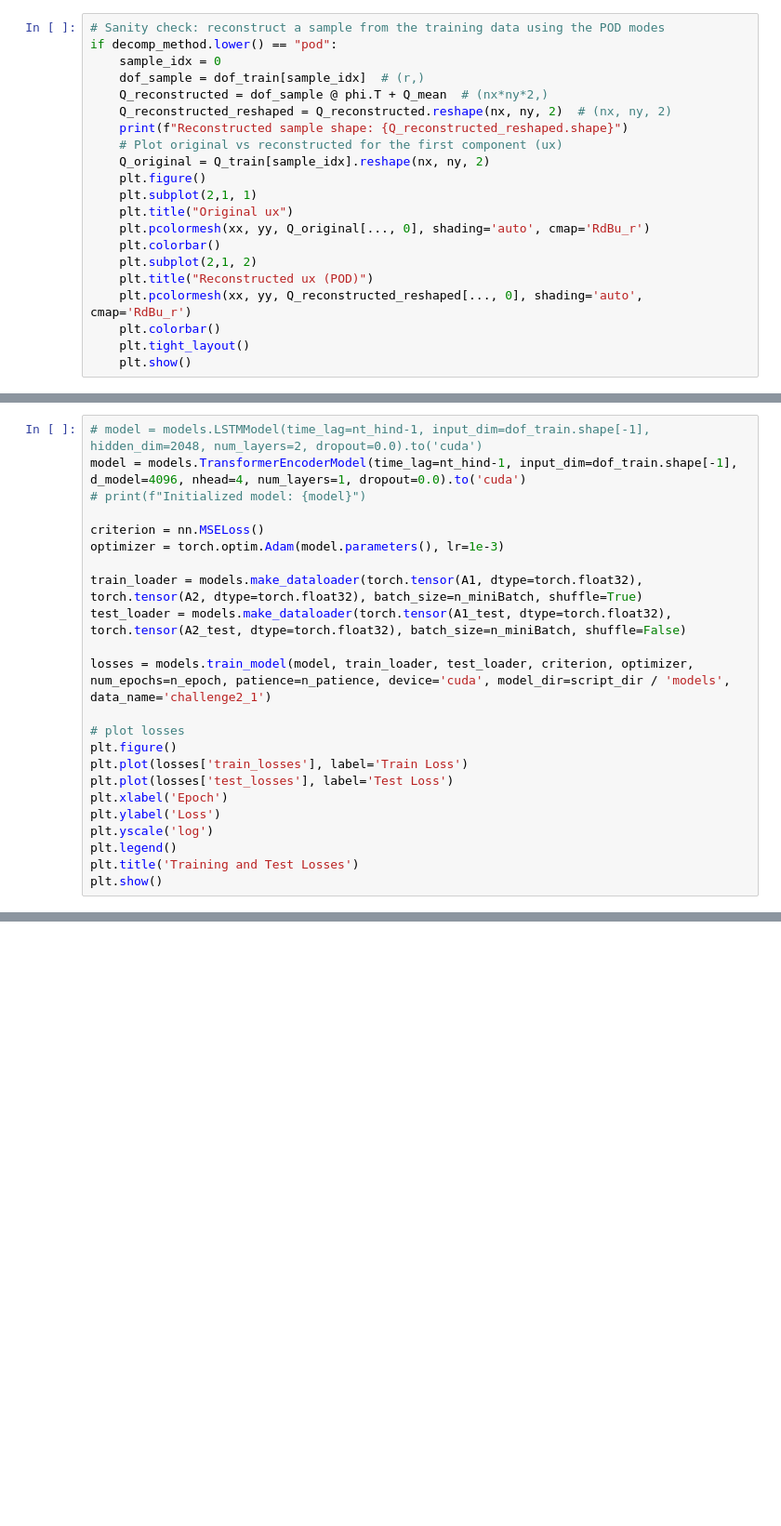
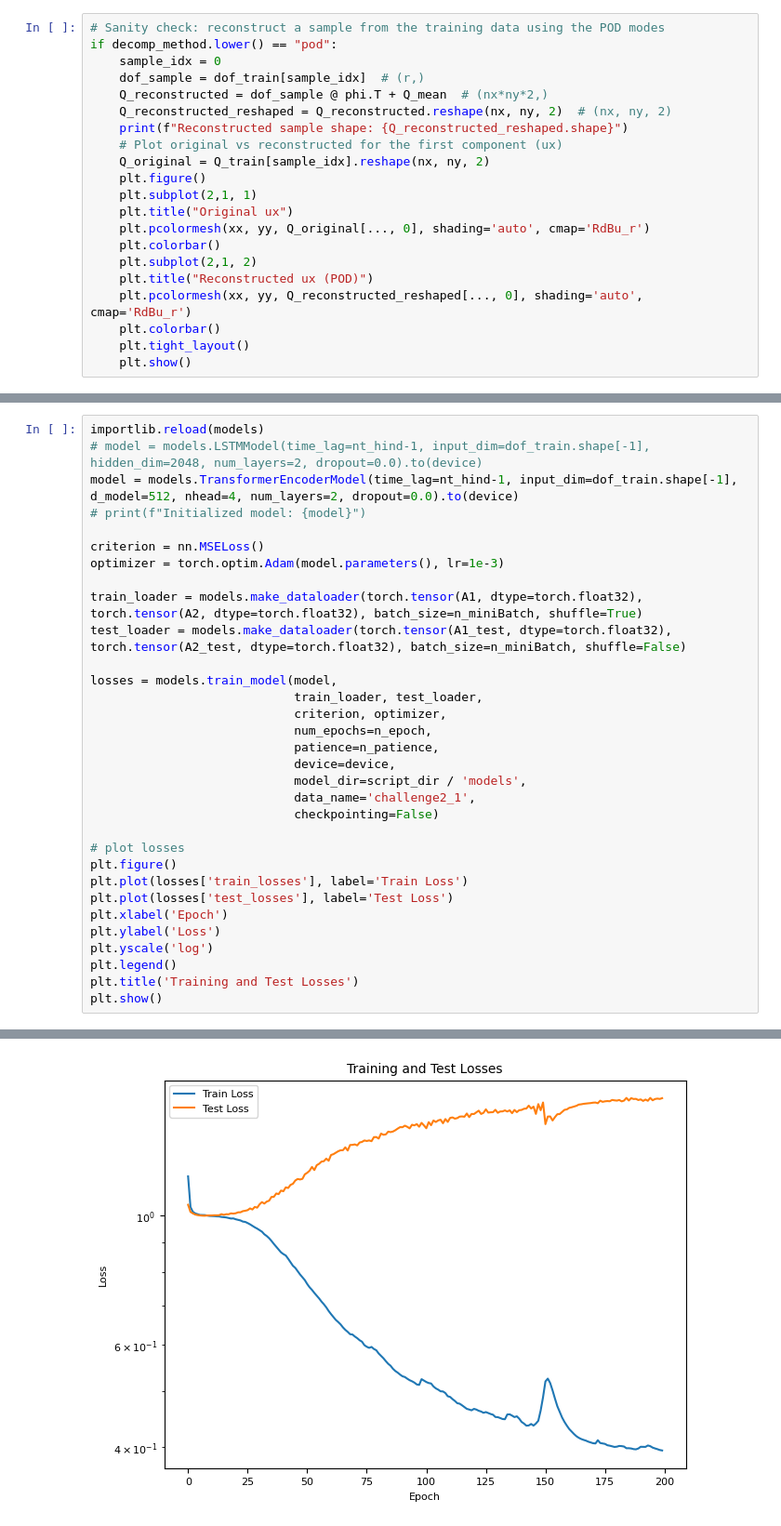
Before and after one commit to morton311/DDROM_Challenge2.1, a Jupyter notebook: DLS_Transformer/Challenge2_1_DLS_TR.ipynb, the cells around one changed output, grey strips where cells are left out. Shown at 93% size. Saved outputs shown, nothing was run; the diff lists cells and outputs as text; blank space fills up the shorter version.

```diff
--- a/DLS_Transformer/Challenge2_1_DLS_TR.ipynb
+++ b/DLS_Transformer/Challenge2_1_DLS_TR.ipynb
@@ -350,6 +353,7 @@ Prepared test data: A1_test shape=(32, 69, 4536), A2_test shape=(32, 69, 4536)
 # %%
-# model = models.LSTMModel(time_lag=nt_hind-1, input_dim=dof_train.shape[-1], hidden_dim=2048, num_layers=2, dropout=0.0).to('cuda')
-model = models.TransformerEncoderModel(time_lag=nt_hind-1, input_dim=dof_train.shape[-1], d_model=4096, nhead=4, num_layers=1, dropout=0.0).to('cuda')
+importlib.reload(models)
+# model = models.LSTMModel(time_lag=nt_hind-1, input_dim=dof_train.shape[-1], hidden_dim=2048, num_layers=2, dropout=0.0).to(device)
+model = models.TransformerEncoderModel(time_lag=nt_hind-1, input_dim=dof_train.shape[-1], d_model=512, nhead=4, num_layers=2, dropout=0.0).to(device)
 # print(f"Initialized model: {model}")
 
 criterion = nn.MSELoss()
@@ -358,7 +362,15 @@ optimizer = torch.optim.Adam(model.parameters(), lr=1e-3)
 train_loader = models.make_dataloader(torch.tensor(A1, dtype=torch.float32), torch.tensor(A2, dtype=torch.float32), batch_size=n_miniBatch, shuffle=True)
 test_loader = models.make_dataloader(torch.tensor(A1_test, dtype=torch.float32), torch.tensor(A2_test, dtype=torch.float32), batch_size=n_miniBatch, shuffle=False)
 
-losses = models.train_model(model, train_loader, test_loader, criterion, optimizer, num_epochs=n_epoch, patience=n_patience, device='cuda', model_dir=script_dir / 'models', data_name='challenge2_1')
+losses = models.train_model(model,
+                            train_loader, test_loader,
+                            criterion, optimizer,
+                            num_epochs=n_epoch,
+                            patience=n_patience,
+                            device=device,
+                            model_dir=script_dir / 'models',
+                            data_name='challenge2_1',
+                            checkpointing=False)
 
 # plot losses
 plt.figure()
@@ -376,3 +403,4 @@ Epoch [2/200], Train Loss: 1.7035, Test Loss: 1.2384
+[figure, added]
 # %%
 ####################################
 # Training forecast error analysis #
```
Also changed, not shown: parts of 12 cells of this notebook, 3 other files.
